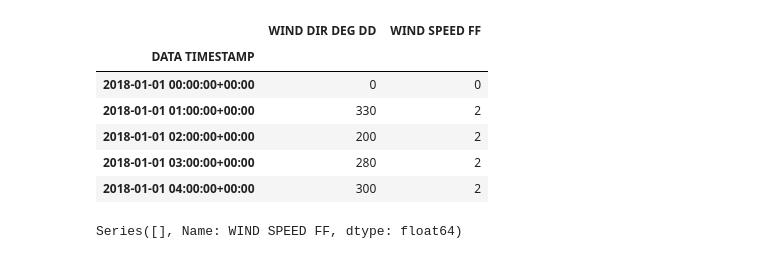
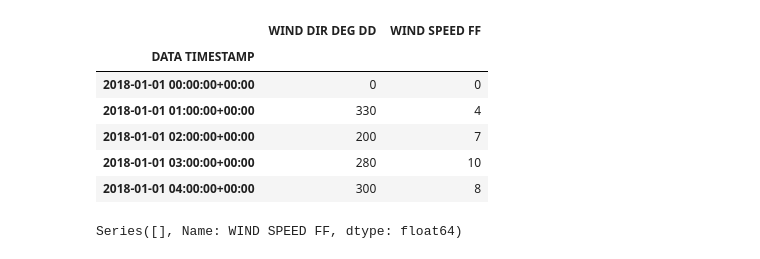
Before and after one commit to mahronid/metpy, a Jupyter notebook: windrose/windrose.ipynb, the cells around one changed output. Cells and saved outputs as stored; diff of their text form; code cells hidden in the pictures.

```diff
--- a/windrose/windrose.ipynb
+++ b/windrose/windrose.ipynb
@@ -16,19 +16,19 @@ from scipy import stats
 import seaborn as sns
 # %%
 # baca data
-logo_bmkg = image.imread('logo-bmkg.png')
-wind_data = pd.read_csv('export-ME48-2018-01-01-2023-09-30.csv')
+logo_bmkg = image.imread('../logo-bmkg.png')
+wind_data = pd.read_csv('export-ME48-2018-01-01-2023-09-30.csv') #warning dummy data
 wind_data = wind_data.set_index('DATA TIMESTAMP')
 wind_data.index = pd.to_datetime(wind_data.index)
 wind_data.head()
 # %% [output]
 |  | WIND DIR DEG DD | WIND SPEED FF |
 | DATA TIMESTAMP |  |  |
 | 2018-01-01 00:00:00+00:00 | 0 | 0 |
-| 2018-01-01 01:00:00+00:00 | 330 | 2 |
-| 2018-01-01 02:00:00+00:00 | 200 | 2 |
-| 2018-01-01 03:00:00+00:00 | 280 | 2 |
-| 2018-01-01 04:00:00+00:00 | 300 | 2 |
+| 2018-01-01 01:00:00+00:00 | 330 | 4 |
+| 2018-01-01 02:00:00+00:00 | 200 | 7 |
+| 2018-01-01 03:00:00+00:00 | 280 | 10 |
+| 2018-01-01 04:00:00+00:00 | 300 | 8 |
 # %%
 # get var
 datetime = wind_data.index
```
Also changed, not shown: parts of 1 cell of this notebook, 1 other file.
